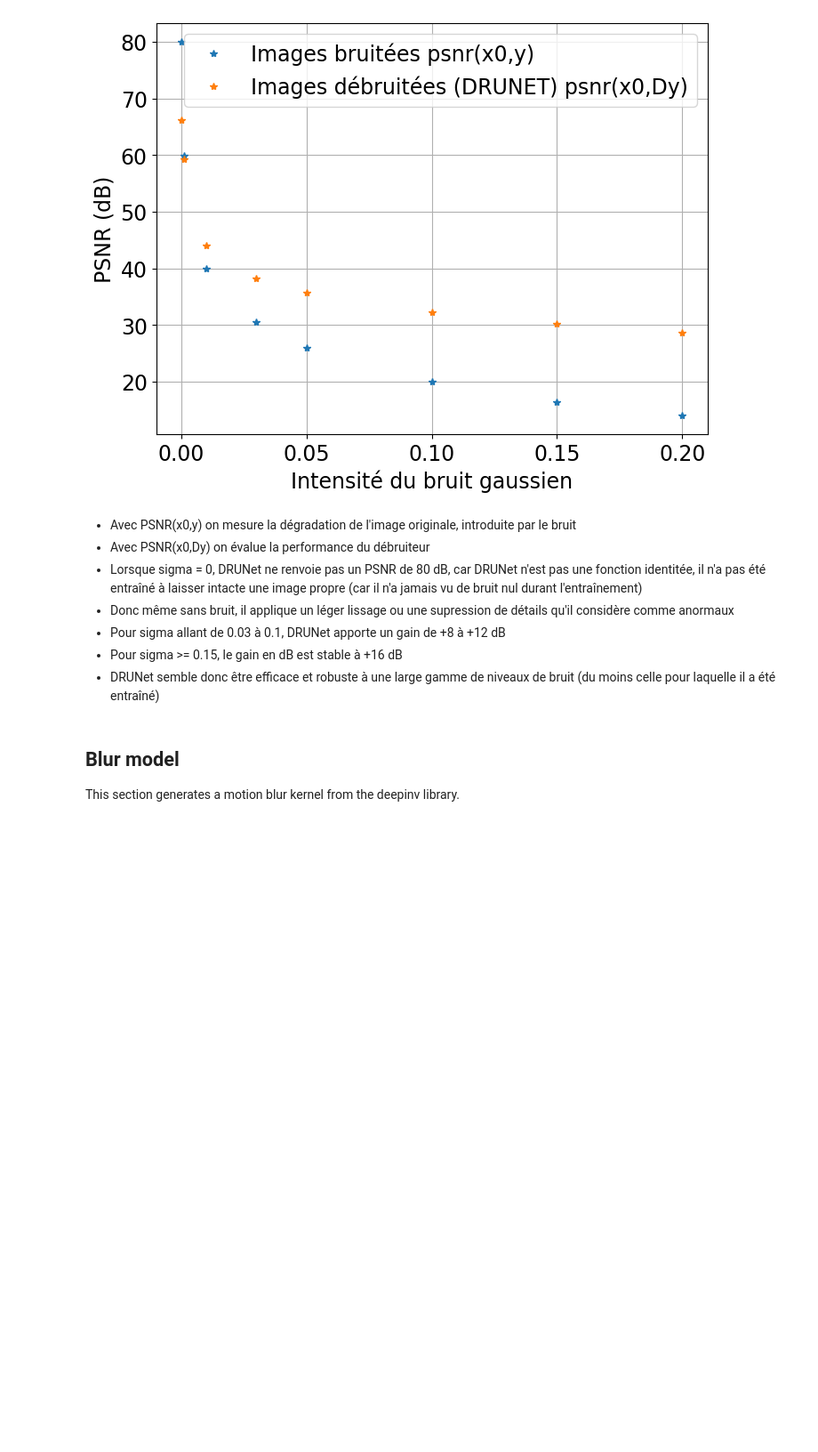
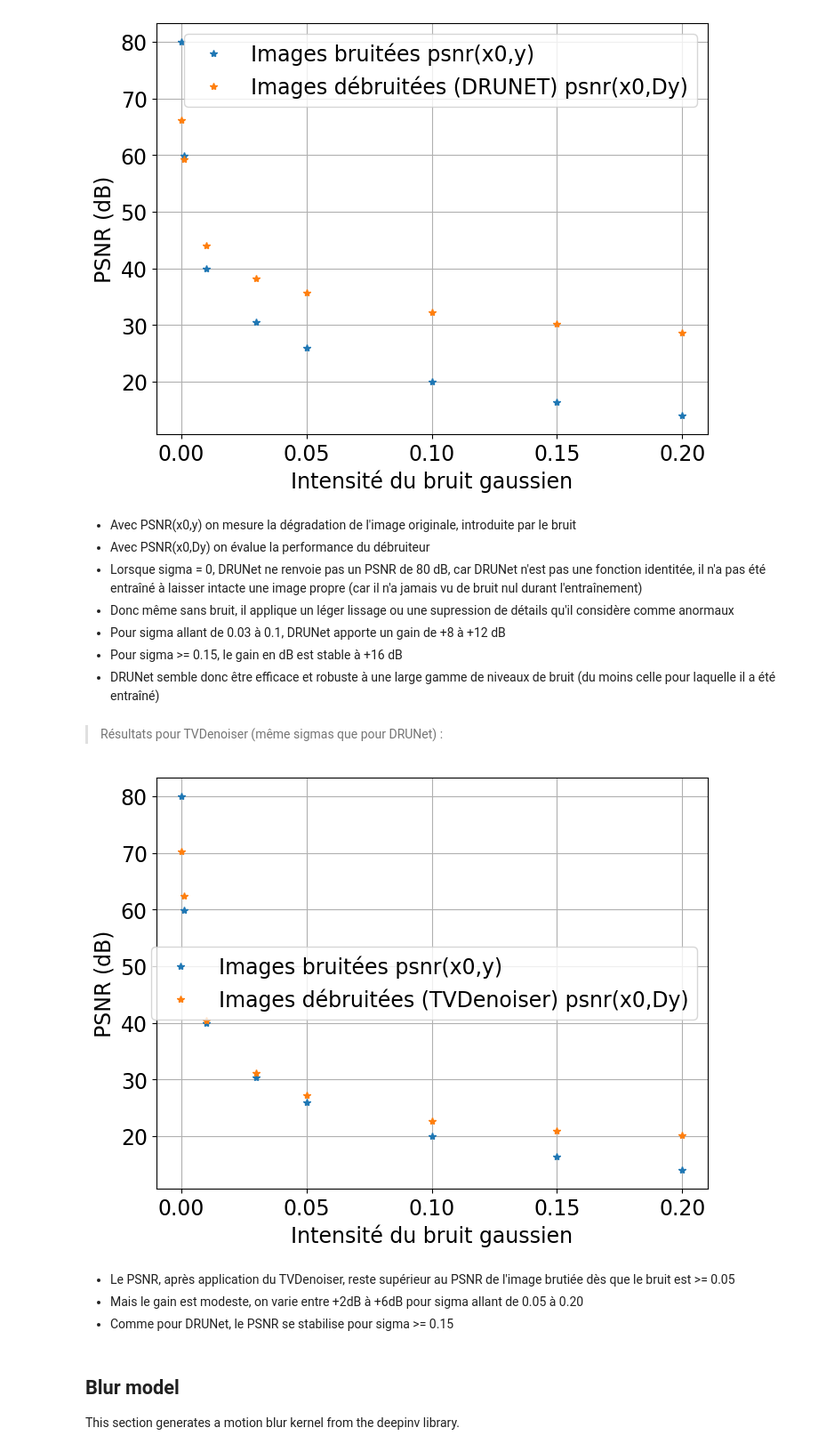
Before and after one commit to selim-ba/insa-image, a Jupyter notebook: TP_1_Image_PnP_Unroll.ipynb, the cells around one changed output. Shown at 89% size. Cells and saved outputs as stored; diff of their text form; code cells hidden in the pictures; blank space fills up the shorter version.

```diff
--- a/TP_1_Image_PnP_Unroll.ipynb
+++ b/TP_1_Image_PnP_Unroll.ipynb
@@ -159,6 +160,27 @@ plt.show()
 - Pour sigma allant de 0.03 à 0.1, DRUNet apporte un gain de +8 à +12 dB
 - Pour sigma >= 0.15, le gain en dB est stable à +16 dB
 - DRUNet semble donc être efficace et robuste à une large gamme de niveaux de bruit (du moins celle pour laquelle il a été entraîné)
+# %% [markdown]
+> Résultats pour TVDenoiser (même sigmas que pour DRUNet) :
+# %%
+sigmas_DTV = [0., 0.001, 0.01, 0.03, 0.05, 0.1, 0.15, 0.2] #memes valeurs que pour DRUNet
+DTV_dB_bruit = [80.0, 59.97, 39.99, 30.45, 26.0, 19.98, 16.46, 14.0]
+DTV_db_debruite = [70.31, 62.38, 40.37, 31.16, 27.24, 22.74, 20.89, 20.17]
+
+plt.figure(figsize=(8,6))
+plt.plot(sigmas_DTV,DTV_dB_bruit,'*',label = "Images bruitées psnr(x0,y)")
+plt.plot(sigmas_DTV,DTV_db_debruite,'*',label = "Images débruitées (TVDenoiser) psnr(x0,Dy)")
+plt.xlabel("Intensité du bruit gaussien")
+plt.ylabel("PSNR (dB)")
+plt.grid()
+plt.legend()
+plt.show()
+# %% [output]
+[figure, added]
+# %% [markdown]
+- Le PSNR, après application du TVDenoiser, reste supérieur au PSNR de l'image brutiée dès que le bruit est >= 0.05
+- Mais le gain est modeste, on varie entre +2dB à +6dB pour sigma allant de 0.05 à 0.20
+- Comme pour DRUNet, le PSNR se stabilise pour sigma >= 0.15
 # %% [markdown]
 ## Blur model
 
```
Also changed, not shown: parts of 4 cells of this notebook.
